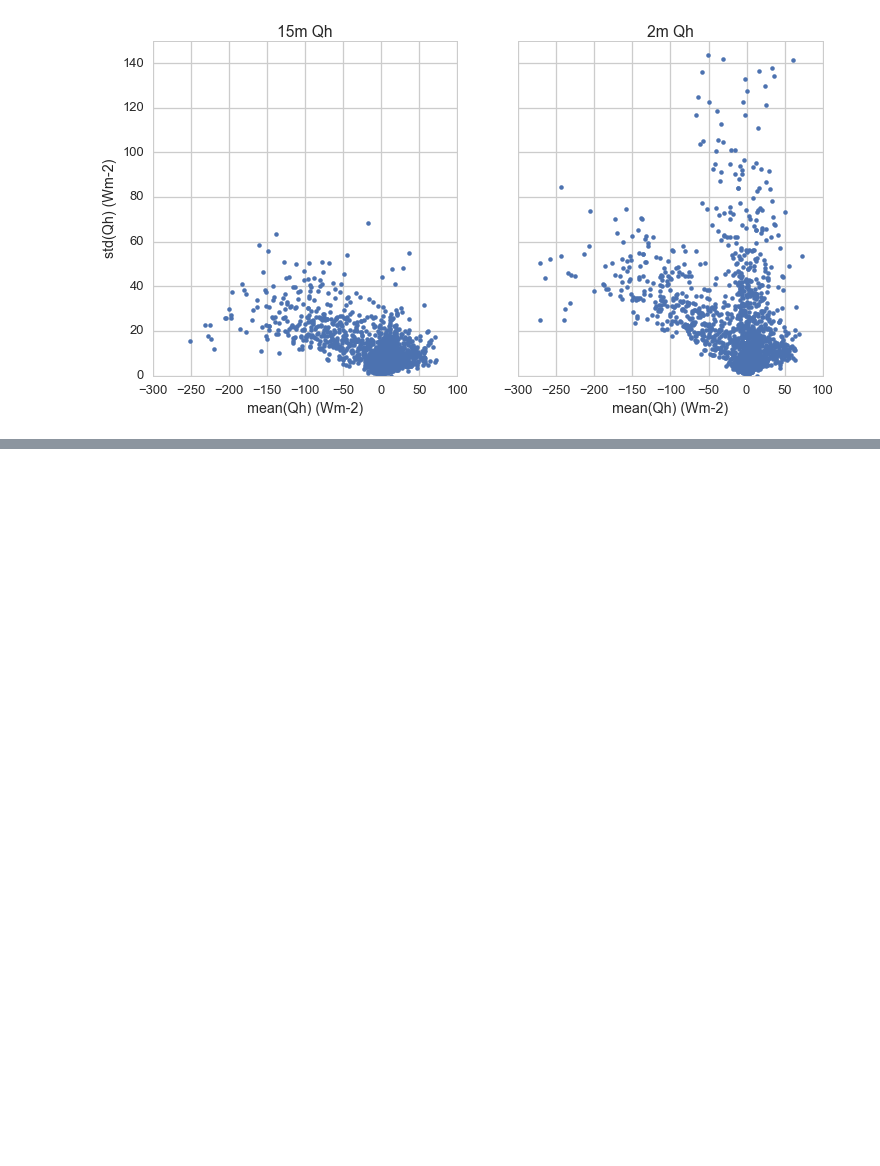
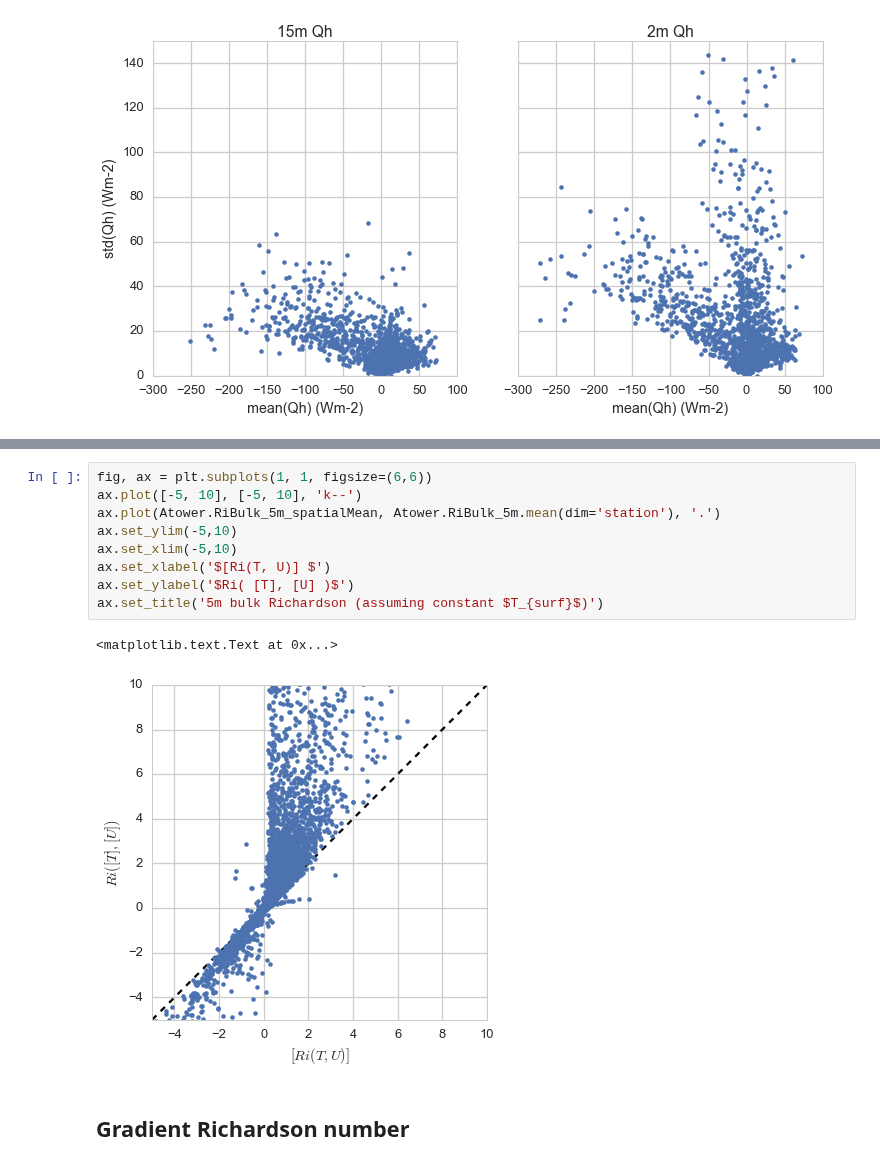
Before and after one commit to klapo/TurbulenceFeedbacks, a Jupyter notebook: TF.VariableObs.ipynb, the cells around one changed output, grey strips where cells are left out. Saved outputs shown, nothing was run; the diff lists cells and outputs as text; blank space fills up the shorter version.

```diff
--- a/TF.VariableObs.ipynb
+++ b/TF.VariableObs.ipynb
@@ -305,0 +363,14 @@ ax.set_xlabel('mean(Qh) (Wm-2)')
+# %%
+fig, ax = plt.subplots(1, 1, figsize=(6,6))
+ax.plot([-5, 10], [-5, 10], 'k--')
+ax.plot(Atower.RiBulk_5m_spatialMean, Atower.RiBulk_5m.mean(dim='station'), '.')
+ax.set_ylim(-5,10)
+ax.set_xlim(-5,10)
+ax.set_xlabel('$[Ri(T, U)] $')
+ax.set_ylabel('$Ri( [T], [U] )$')
+ax.set_title('5m bulk Richardson (assuming constant $T_{surf}$)')
+# %% [output]
+<matplotlib.text.Text at 0x...>
+[figure, added]
+# %% [markdown]
+## Gradient Richardson number
```
Also changed, not shown: parts of 17 cells of this notebook.
